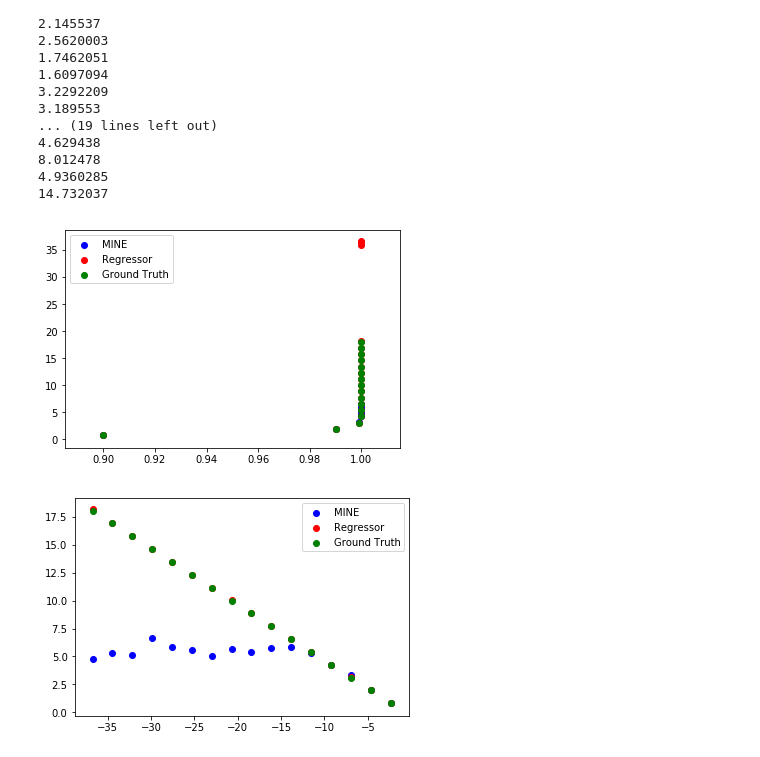
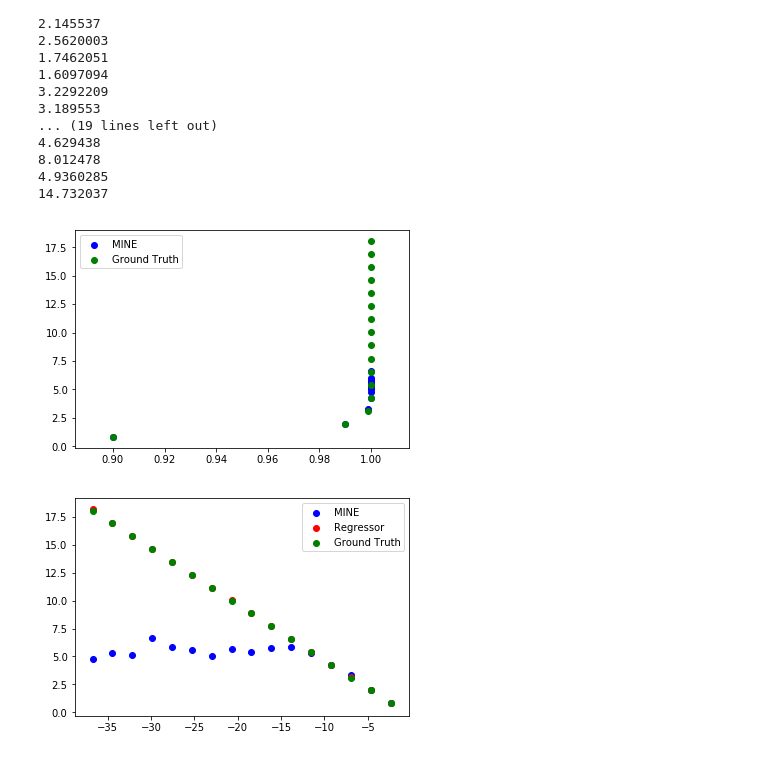
Before and after one commit to ThomasHuang168/EntropyEstimation, a Jupyter notebook: Mutual Information_Gaussian Distribution.ipynb, the cells around one changed output. Drawn from its saved outputs; the diff is of its cells as text; code cells hidden in the pictures.

```diff
--- a/Mutual Information_Gaussian Distribution.ipynb
+++ b/Mutual Information_Gaussian Distribution.ipynb
@@ -244,14 +244,14 @@ for i in range(1, 8):
 # %%
 fig, ax = plt.subplots()
 
 ax.scatter(COV2, MINE2, c='b', label='MINE')
-ax.scatter(COV2, LinReg2, c='r', label='Regressor')
+#ax.scatter(COV2, LinReg2, c='r', label='Regressor')
 ax.scatter(COV2, GT2, c='g', label='Ground Truth')
 
 ax.legend()
 plt.show()
 # %% [output]
-[figure, old version]
+[figure, new version]
 # %%
 fig, ax = plt.subplots()
 COV22 = np.log(np.ones(len(COV2)) - COV2)
```
